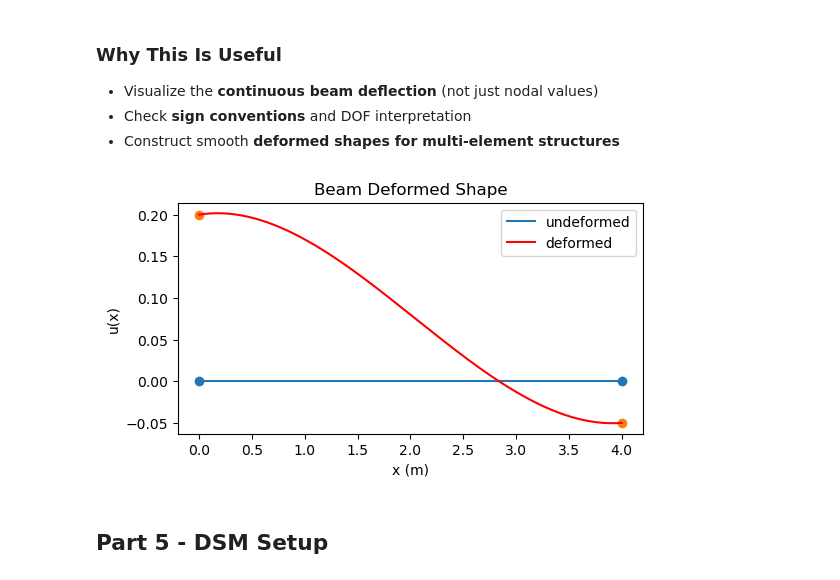
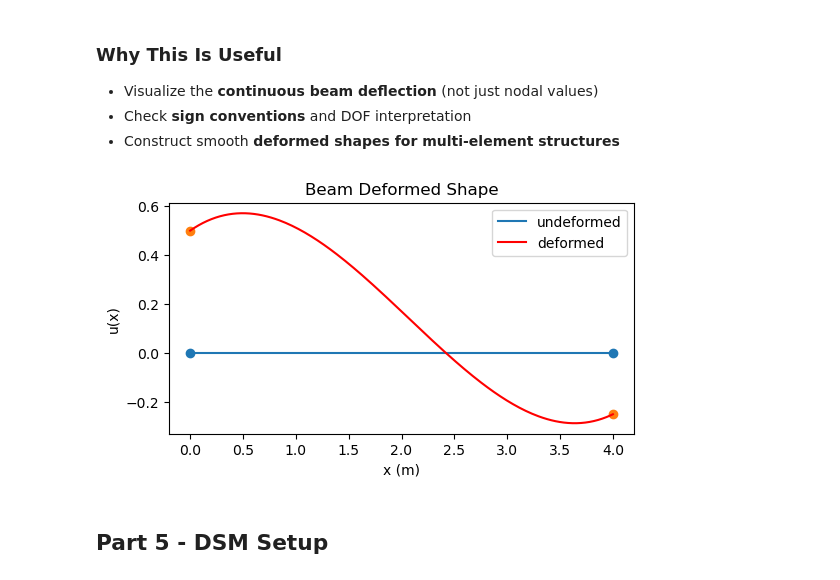
Before and after one commit to Bruun-Automation-Research-Lab/CEE6501, a Jupyter notebook: Lectures/L6/L6_2_Beams_Stiffness.ipynb, the cells around one changed output. Saved outputs shown, nothing was run; the diff lists cells and outputs as text; code cells hidden in the pictures.

```diff
--- a/Lectures/L6/L6_2_Beams_Stiffness.ipynb
+++ b/Lectures/L6/L6_2_Beams_Stiffness.ipynb
@@ -706,15 +706,15 @@ def plot_beam(L, u1, u2, u3, u4, n=200):
 # %%
 L = 4.0  # element length
 
 # Example nodal DOFs (pick anything to test)
-u1 = 0.2  # displacement at node b
-u2 = 0.02   # rotation at node b (rad)
-u3 = -0.05  # displacement at node e
-u4 = 0.01   # rotation at node e (rad)
+u1 = 0.5  # displacement at node b
+u2 = +0.3   # rotation at node b (rad)
+u3 = -0.25  # displacement at node e
+u4 = 0.21   # rotation at node e (rad)
 
 plot_beam(L, u1, u2, u3, u4)
 # %% [output]
-[figure, old version]
+[figure, new version]
 # %% [markdown]
 ## Part 5 - DSM Setup
 # %% [markdown]
```
Also changed, not shown: parts of 2 cells of this notebook, 8 other files.
